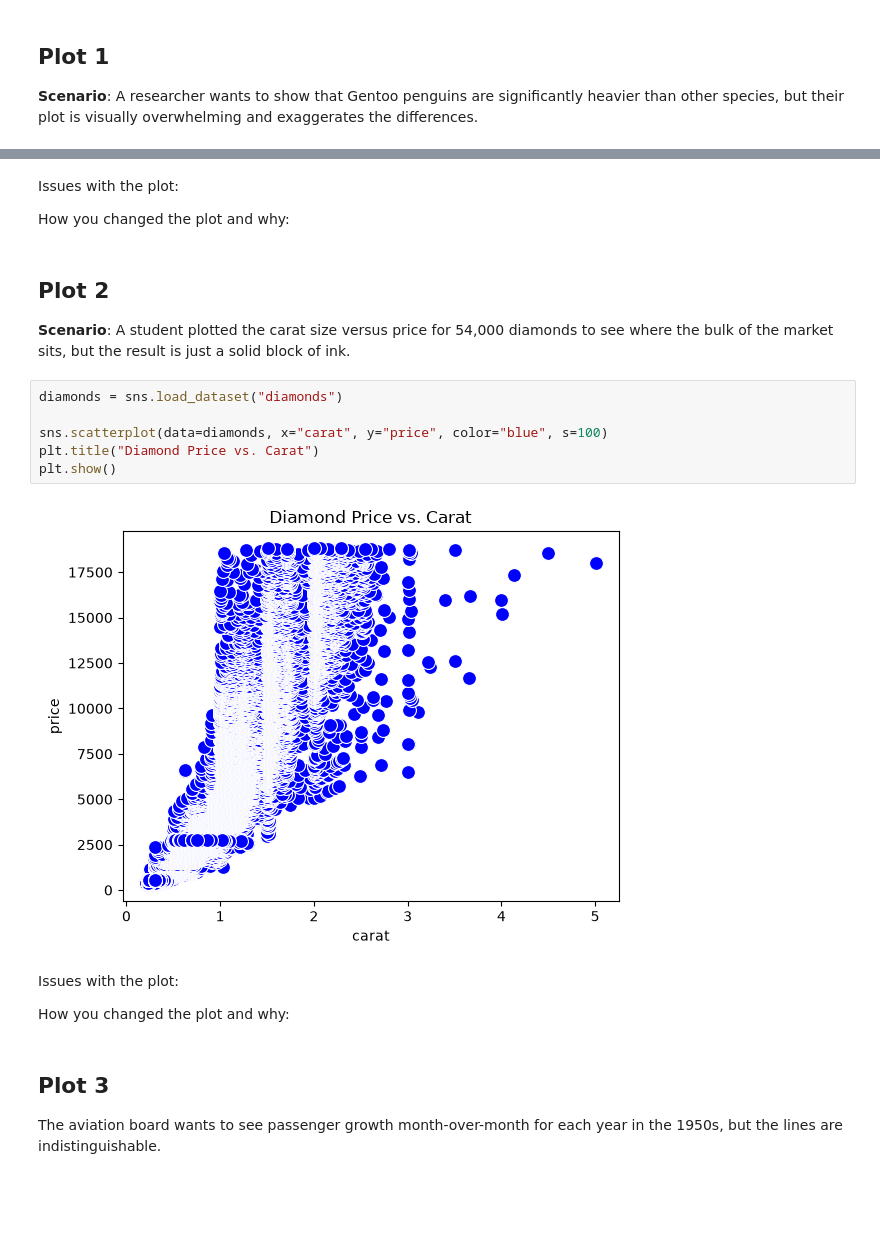
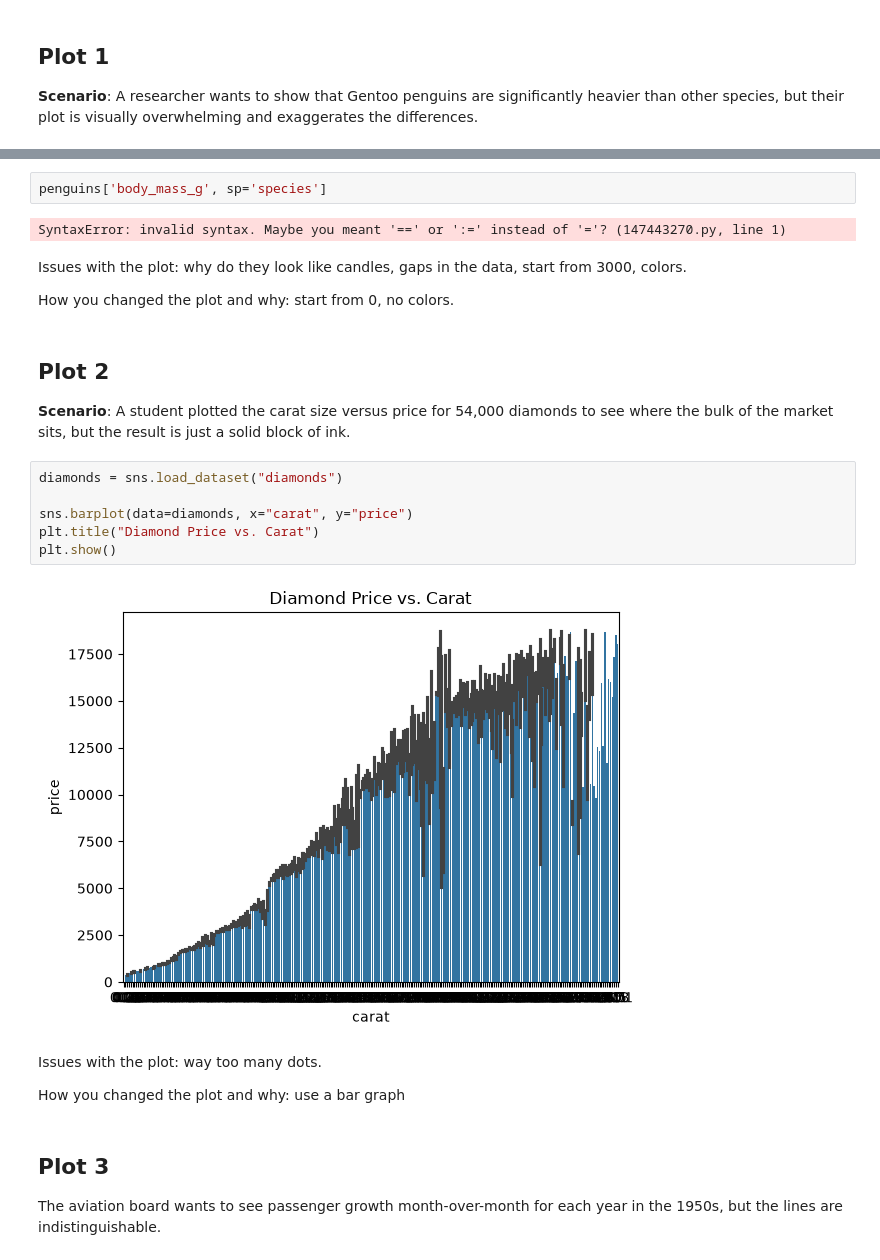
Before and after one commit to yfrankel01/cmpsc105-lab05, a Jupyter notebook: lab05.ipynb, the cells around one changed output, grey strips where cells are left out. Drawn from its saved outputs; the diff is of its cells as text; blank space fills up the shorter version.

```diff
--- a/lab05.ipynb
+++ b/lab05.ipynb
@@ -33,8 +47,12 @@ Passing `palette` without assigning `hue` is deprecated and will be removed in v
+# %%
+penguins['body_mass_g', sp='species']
+# %% [output]
+SyntaxError: invalid syntax. Maybe you meant '==' or ':=' instead of '='? (147443270.py, line 1)
 # %% [markdown]
-Issues with the plot:
+Issues with the plot: why do they look like candles, gaps in the data, start from 3000, colors.
 
 
-How you changed the plot and why:
+How you changed the plot and why: start from 0, no colors.
 # %% [markdown]
 ## Plot 2
 
@@ -42,16 +60,16 @@ How you changed the plot and why:
 # %%
 diamonds = sns.load_dataset("diamonds")
 
-sns.scatterplot(data=diamonds, x="carat", y="price", color="blue", s=100)
+sns.barplot(data=diamonds, x="carat", y="price")
 plt.title("Diamond Price vs. Carat")
 plt.show()
 # %% [output]
-[figure, old version]
+[figure, new version]
 # %% [markdown]
-Issues with the plot:
+Issues with the plot: way too many dots.
 
 
-How you changed the plot and why:
+How you changed the plot and why: use a bar graph
 # %% [markdown]
 ## Plot 3
 
```
Also changed, not shown: parts of 8 cells of this notebook.
